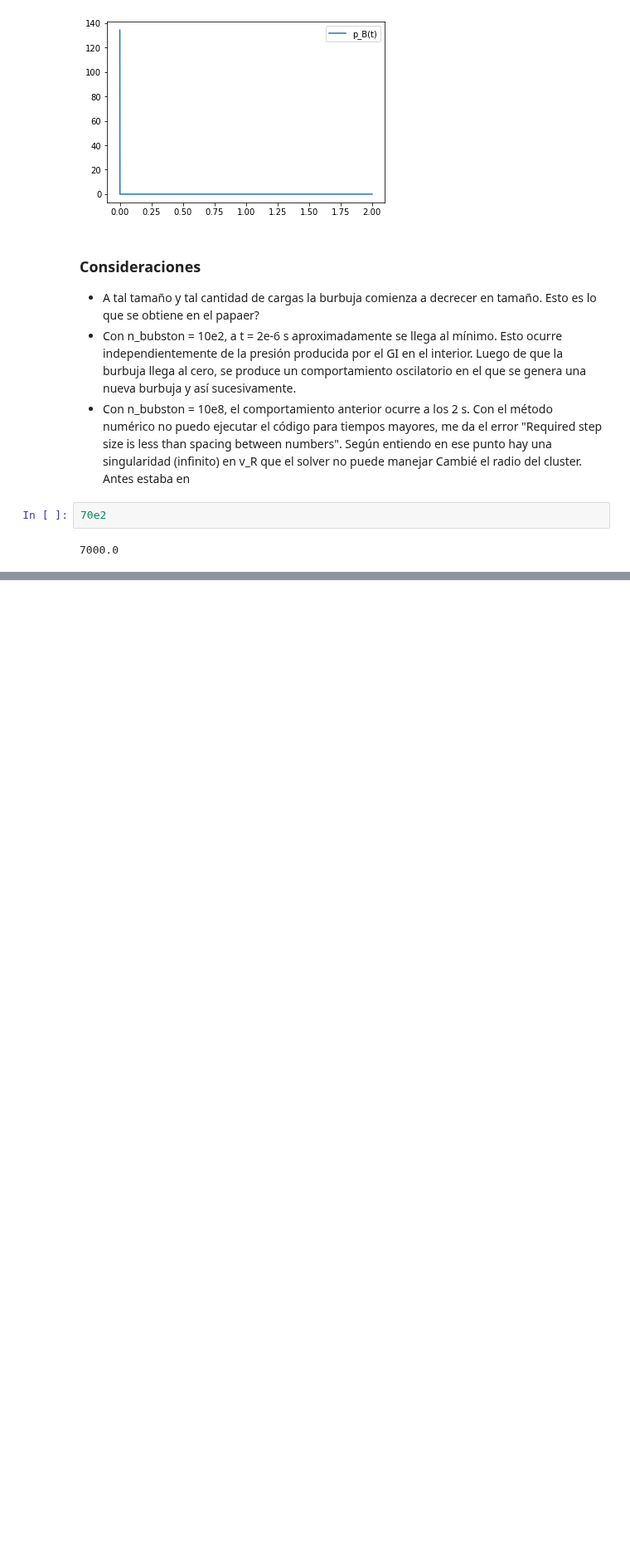
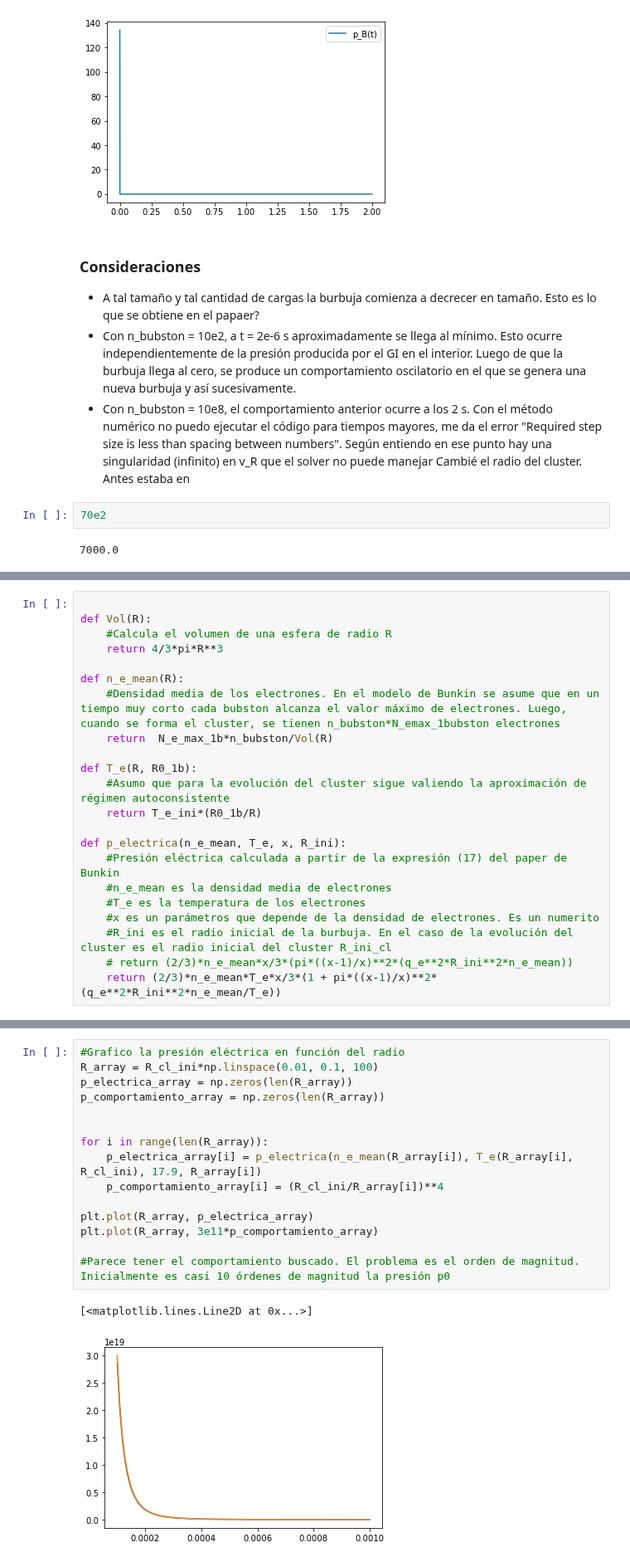
Before and after one commit to Lupama2/Vapor_en_burbuja_inicial_python, a Jupyter notebook: Evolucion del radio/radio.ipynb, the cells around one changed output, grey strips where cells are left out. Shown at 83% size. Saved outputs shown, nothing was run; the diff lists cells and outputs as text; blank space fills up the shorter version.

Commit message:
Volví a atacar el problema de la evolución del radio del cluster del Bunkin

```diff
--- a/Evolucion del radio/radio.ipynb
+++ b/Evolucion del radio/radio.ipynb
@@ -491,0 +548,22 @@ Cambié el radio del cluster. Antes estaba en
+# %%
+
+def Vol(R):
+    #Calcula el volumen de una esfera de radio R
+    return 4/3*pi*R**3
+
+def n_e_mean(R):
+    #Densidad media de los electrones. En el modelo de Bunkin se asume que en un tiempo muy corto cada bubston alcanza el valor máximo de electrones. Luego, cuando se forma el cluster, se tienen n_bubston*N_emax_1bubston electrones
+    return  N_e_max_1b*n_bubston/Vol(R)
+
+def T_e(R, R0_1b):
+    #Asumo que para la evolución del cluster sigue valiendo la aproximación de régimen autoconsistente
+    return T_e_ini*(R0_1b/R)
+
+def p_electrica(n_e_mean, T_e, x, R_ini):
+    #Presión eléctrica calculada a partir de la expresión (17) del paper de Bunkin
+    #n_e_mean es la densidad media de electrones
+    #T_e es la temperatura de los electrones
+    #x es un parámetros que depende de la densidad de electrones. Es un numerito
+    #R_ini es el radio inicial de la burbuja. En el caso de la evolución del cluster es el radio inicial del cluster R_ini_cl
+    # return (2/3)*n_e_mean*x/3*(pi*((x-1)/x)**2*(q_e**2*R_ini**2*n_e_mean))
+    return (2/3)*n_e_mean*T_e*x/3*(1 + pi*((x-1)/x)**2*(q_e**2*R_ini**2*n_e_mean/T_e))
@@ -491,0 +585,18 @@ Cambié el radio del cluster. Antes estaba en
+# %%
+#Grafico la presión eléctrica en función del radio
+R_array = R_cl_ini*np.linspace(0.01, 0.1, 100)
+p_electrica_array = np.zeros(len(R_array))
+p_comportamiento_array = np.zeros(len(R_array))
+
+
+for i in range(len(R_array)):
+    p_electrica_array[i] = p_electrica(n_e_mean(R_array[i]), T_e(R_array[i], R_cl_ini), 17.9, R_array[i])
+    p_comportamiento_array[i] = (R_cl_ini/R_array[i])**4
+
+plt.plot(R_array, p_electrica_array)
+plt.plot(R_array, 3e11*p_comportamiento_array)
+
+#Parece tener el comportamiento buscado. El problema es el orden de magnitud. Inicialmente es casi 10 órdenes de magnitud la presión p0
+# %% [output]
+[<matplotlib.lines.Line2D at 0x...>]
+[figure, added]
```
Also changed, not shown: parts of 15 cells of this notebook.
